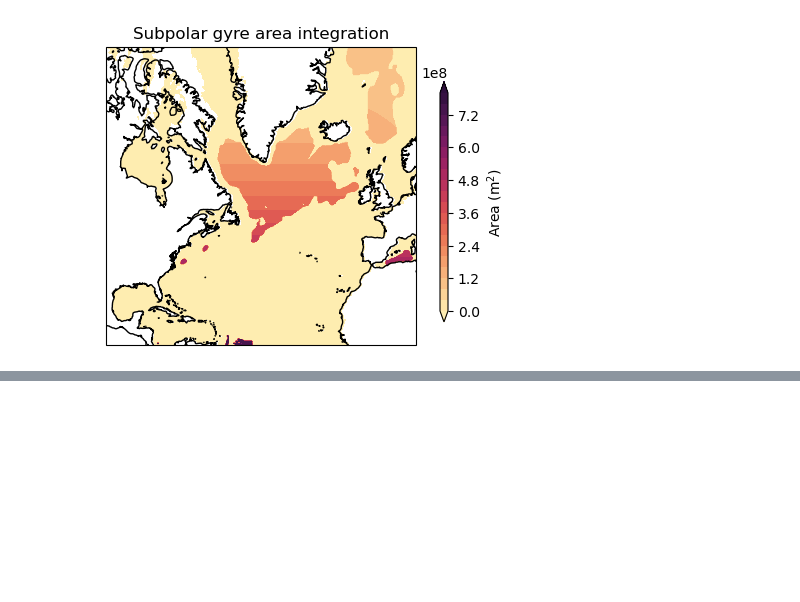
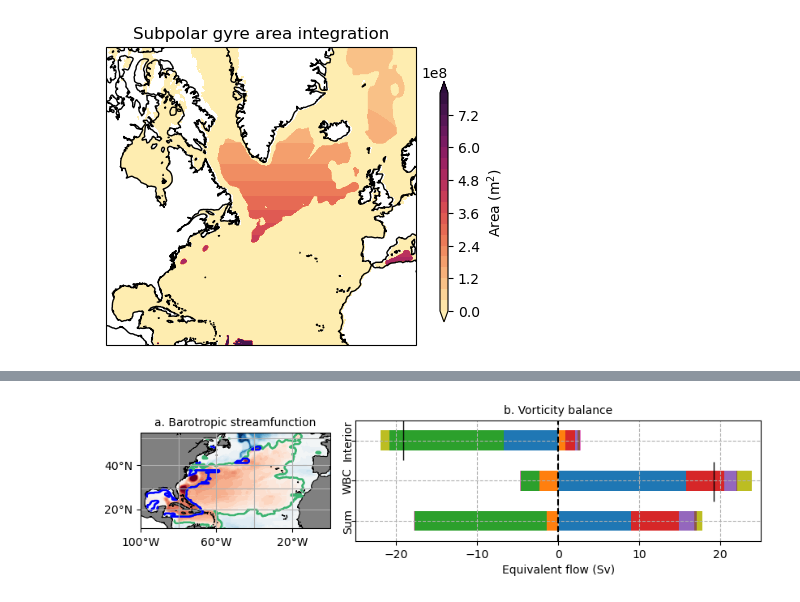
Before and after one commit to dhruvbhagtani/NAO-vorticity-budget-gyres, a Jupyter notebook: CTRL-comparing-terms.ipynb, the cells around one changed output, grey strips where cells are left out. Drawn from its saved outputs; the diff is of its cells as text; code cells hidden in the pictures; blank space fills up the shorter version.

Commit message:
Added BVB for total gyre

```diff
--- a/CTRL-comparing-terms.ipynb
+++ b/CTRL-comparing-terms.ipynb
@@ -307,13 +308,13 @@ array_western[8] = np.sign(np.sum(array_western)) * Ψ_gyre_strength.values - np
 array_eastern[8] = np.sign(np.sum(array_eastern)) * Ψ_gyre_strength.values - np.sum(array_eastern)
 # %%
 df_subtropics = pd.DataFrame({
-    r'$\frac{J(p_b, H)}{\rho_0}$': [array_western[0], array_eastern[0]],
-    r'$\hat{z} \cdot \nabla \times \mathcal{A}$': [array_western[1], array_eastern[1]],
-    r'$\hat{z} \cdot \frac{\nabla \times \tau_s}{\rho_0}$': [array_western[2], array_eastern[2]],
-    r'$-\hat{z} \cdot \frac{\nabla \times \tau_b}{\rho_0}$': [array_western[3], array_eastern[3]],
-    r'$\hat{z} \cdot \nabla \times \mathcal{B}$': [array_western[4], array_eastern[4]],
-    r'$- f \frac{Q_m}{\rho_0}$': [array_western[5], array_eastern[5]],
-    r'$- \hat{z} \cdot (\nabla \times \mathcal{V}_t)$': [array_western[6], array_eastern[6]],
-    r'$f \frac{\partial \eta}{\partial t}$': [array_western[7], array_eastern[7]],
-    'Residual': [array_western[8], array_eastern[8]]
-}, index=['WBC', 'Interior'])
+    r'$\frac{J(p_b, H)}{\rho_0}$': [array_western[0] + array_eastern[0], array_western[0], array_eastern[0]],
+    r'$\hat{z} \cdot \nabla \times \mathcal{A}$': [array_western[1] + array_eastern[1], array_western[1], array_eastern[1]],
+    r'$\hat{z} \cdot \frac{\nabla \times \tau_s}{\rho_0}$': [array_western[2] + array_eastern[2], array_western[2], array_eastern[2]],
+    r'$-\hat{z} \cdot \frac{\nabla \times \tau_b}{\rho_0}$': [array_western[3] + array_eastern[3], array_western[3], array_eastern[3]],
+    r'$\hat{z} \cdot \nabla \times \mathcal{B}$': [array_western[4] + array_eastern[4], array_western[4], array_eastern[4]],
+    r'$- f \frac{Q_m}{\rho_0}$': [array_western[5] + array_eastern[5], array_western[5], array_eastern[5]],
+    r'$- \hat{z} \cdot (\nabla \times \mathcal{V}_t)$': [array_western[6] + array_eastern[6], array_western[6], array_eastern[6]],
+    r'$f \frac{\partial \eta}{\partial t}$': [array_western[7] + array_eastern[7], array_western[7], array_eastern[7]],
+    'Residual': [array_western[8] + array_eastern[8], array_western[8], array_eastern[8]]
+}, index=['Sum', 'WBC', 'Interior'])
@@ -669,0 +488,78 @@ plt.savefig('/g/data/x77/db6174/Project_3/North-Atlantic-Oscillation-tests/Figur
+# %%
+#fig = plt.figure()
+#fig.set_figheight(5 * 1.4)
+#fig.set_figwidth(6 * 1.4)
+
+fig = plt.figure()
+fig.set_figheight(1.8 * 1.4)
+fig.set_figwidth(6 * 1.4)
+
+projection = ccrs.Mercator(central_longitude = (x_max_subtropics + x_min_subtropics)/2, min_latitude = y_min_subtropics,
+                           max_latitude = y_max_subtropics)
+ax1 = plt.subplot2grid(shape = (1, 3), loc = (0, 0), rowspan = 1, colspan = 1, projection = projection)
+my_xticks = [-100, -60, -20]
+my_yticks = [20, 40]
+
+Ψ_NA = vmo_2d_NA.cumsum('xq')/(1e6 * ρ0)
+Ψ_NA_tmean = Ψ_NA.mean('time')
+Ψ_NA_tmean = xr.where(np.isnan(vmo_2d_NA.isel(time = 0)), np.nan, Ψ_NA_tmean).rename('Streamfunction ($\Psi$)').sel(
+    xq = slice(x_min_subtropics, x_max_subtropics)).sel(yq = slice(y_min_subtropics, y_max_subtropics)).load()
+
+p1 = Ψ_NA_tmean.rename('Streamfunction (Sv)').plot.contourf(
+    ax=ax1, x='xq', y='yq', cmap='RdBu_r', transform=ccrs.PlateCarree(),
+    levels=np.linspace(-40, 40, 41), add_colorbar=False, rasterized=True, zorder=-10)#,
+#    cbar_kwargs={'orientation': 'horizontal', 'shrink': 0.8, 'pad': 0.3, 'aspect': 30, 'ticks': np.arange(-40, 45, 20)})
+
+ax1.contour(eastern_mask_subtropics2.xq, eastern_mask_subtropics2.yq, eastern_mask_subtropics2, transform = ccrs.PlateCarree(),
+            levels = 1, colors = 'mediumseagreen', lw = 0.5)
+ax1.contour(western_mask_subtropics2.xq, western_mask_subtropics2.yq, western_mask_subtropics2, transform = ccrs.PlateCarree(),
+            levels = 1, colors = 'blue', lw = 0.5)
+
+ax1.set_yticks(my_yticks, crs = ccrs.PlateCarree())
+ax1.yaxis.set_major_formatter(cticker.LatitudeFormatter())
+ax1.set_ylabel('')
+
+ax1.set_xticks(my_xticks, crs = ccrs.PlateCarree())
+ax1.xaxis.set_major_formatter(cticker.LongitudeFormatter())
+ax1.set_xlabel('')
+
+#cax = plt.axes([0.1, -0.05, 0.35, 0.02])
+#cb = plt.colorbar(p1, cax = cax, orientation = 'horizontal', ax = axes)
+#cb.ax.set_xlabel('Streamfunction (Sv)', fontsize = 10)
+
+land_50m = cft.NaturalEarthFeature('physical', 'land', '50m', edgecolor='black', facecolor='gray', linewidth=0.5)
+ax1.coastlines(resolution = '50m')
+ax1.add_feature(land_50m)
+gl = ax1.gridlines(draw_labels = False)
+
+ax1.set_title('a. Barotropic streamfunction', fontsize = 10)
+
+ax1 = plt.subplot2grid(shape = (1, 3), loc = (0, 1), rowspan = 1, colspan = 2)
+
+df_subtropics.plot(kind = 'barh', stacked = True, ax = ax1)
+plt.grid(True, ls = '--')
+plt.xlim([-25, 25])
+plt.axvline(0, color = 'black', ls = '--')
+#ax1.set_yticks(ticks = ['WBC', 'Interior'], labels = ['WBC', 'Interior'], rotation = 90)
+#plt.yticks(rotation = 90, ha = 'center')
+ax1.set_yticklabels(['Sum', 'WBC', 'Interior'], rotation = 90, ha='center', va='center')
+
+totals = df_subtropics.sum(axis=1)
+
+plt.axvspan(xmin = totals.max(), xmax = totals.max() + 1e-5, ymin = 0.33, ymax = 0.66, color = 'black')
+plt.axvspan(xmin = totals.min(), xmax = totals.min() + 1e-5, ymin = 0.67, ymax = 1, color = 'black')
+
+handles, labels = ax1.get_legend_handles_labels()
+#fig.legend(handles, var_list_labels2, loc = 'lower center', bbox_to_anchor = (0.5, -0.4),
+#          fancybox = True, shadow = True, ncol = 3, fontsize = 10)
+
+fig.tight_layout()
+
+ax1.legend().set_visible(False)
+ax1.set_title('b. Vorticity balance', fontsize = 10)
+ax1.set_xlabel('Equivalent flow (Sv)');
+
+plt.savefig('/g/data/x77/db6174/Project_3/North-Atlantic-Oscillation-tests/Figures/Draft_figures/Control-budget-subtropics1-revised.pdf', bbox_inches = 'tight',
+            dpi = 300, transparent=True)
+# %% [output]
+[figure, added]
```
Also changed, not shown: parts of 10 cells of this notebook.
